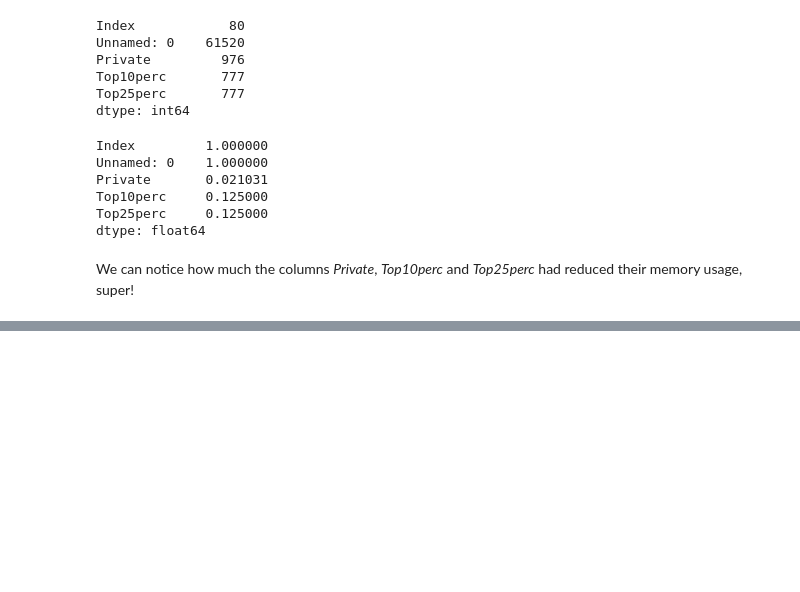
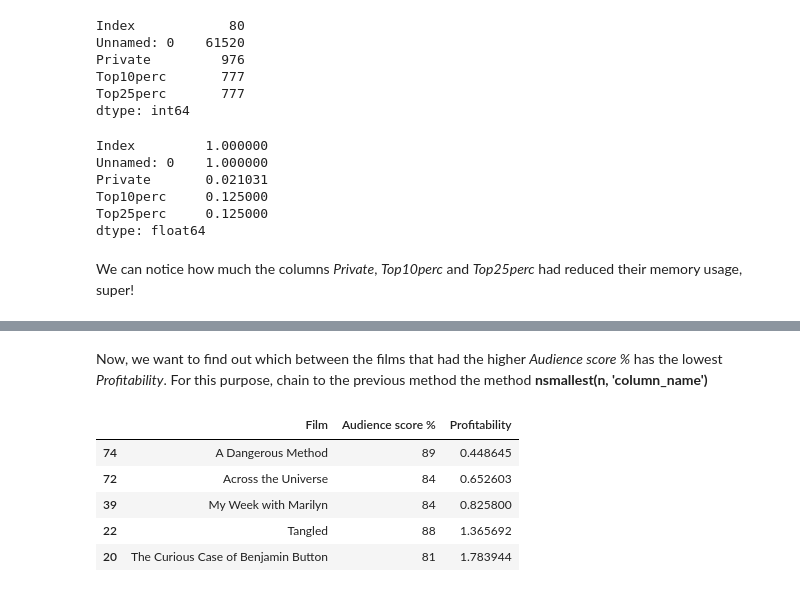
Before and after one commit to pptr3/analysis-data-exploration, a Jupyter notebook: section3/beginning_eda.ipynb, the cells around one changed output, grey strips where cells are left out. Saved outputs shown, nothing was run; the diff lists cells and outputs as text; code cells hidden in the pictures; blank space fills up the shorter version.

```diff
--- a/section3/beginning_eda.ipynb
+++ b/section3/beginning_eda.ipynb
@@ -228,0 +258,11 @@ We can notice how much the columns *Private*, *Top10perc* and *Top25perc* had re
+# %% [markdown]
+Now, we want to find out which between the films that had the higher *Audience score %* has the lowest *Profitability*. For this purpose, chain to the previous method the method **nsmallest(n, 'column_name')**
+# %%
+movie2.nlargest(10, 'Audience score %').nsmallest(5, 'Profitability')
+# %% [output]
+|  | Film | Audience score % | Profitability |
+| 74 | A Dangerous Method | 89 | 0.448645 |
+| 72 | Across the Universe | 84 | 0.652603 |
+| 39 | My Week with Marilyn | 84 | 0.825800 |
+| 22 | Tangled | 88 | 1.365692 |
+| 20 | The Curious Case of Benjamin Button | 81 | 1.783944 |
```
Also changed, not shown: parts of 13 cells of this notebook.
